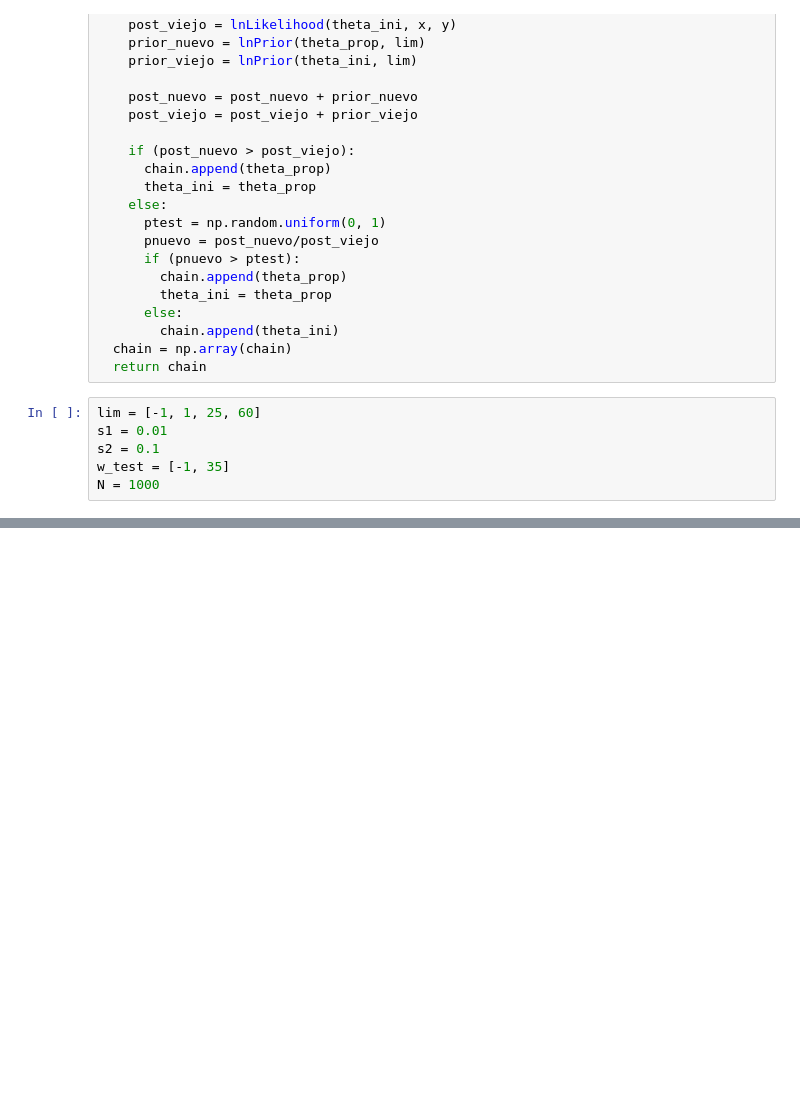
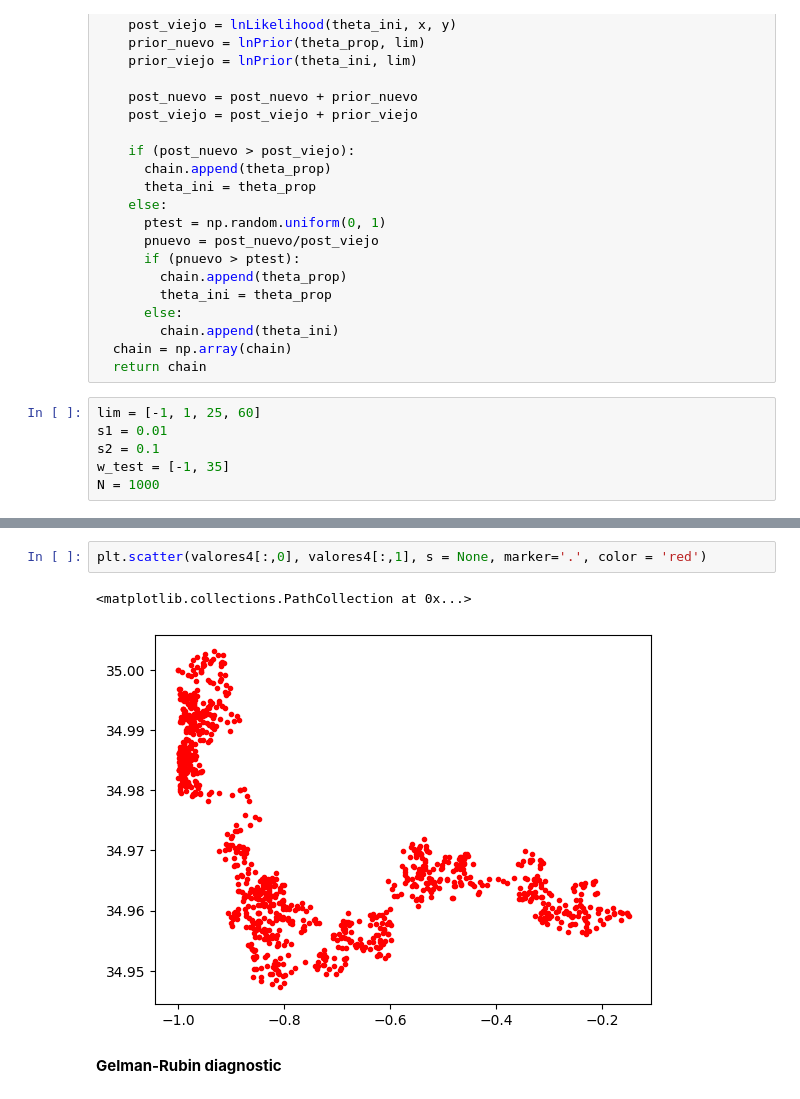
Before and after one commit to DCI-alxogm/ml2023-BlackPuma075, a Jupyter notebook: Sep29_30/Monte_Carlo_Markov_Chain.ipynb, the cells around one changed output, grey strips where cells are left out. Cells and saved outputs as stored; diff of their text form; blank space fills up the shorter version.

```diff
--- a/Sep29_30/Monte_Carlo_Markov_Chain.ipynb
+++ b/Sep29_30/Monte_Carlo_Markov_Chain.ipynb
@@ -120,0 +151,7 @@ plt.scatter(valores[:,0], valores[:,1], s = None, marker='.', color = 'green')
+# %%
+plt.scatter(valores4[:,0], valores4[:,1], s = None, marker='.', color = 'red')
+# %% [output]
+<matplotlib.collections.PathCollection at 0x...>
+[figure, added]
+# %% [markdown]
+**Gelman-Rubin diagnostic**
```
Also changed, not shown: parts of 28 cells of this notebook.
